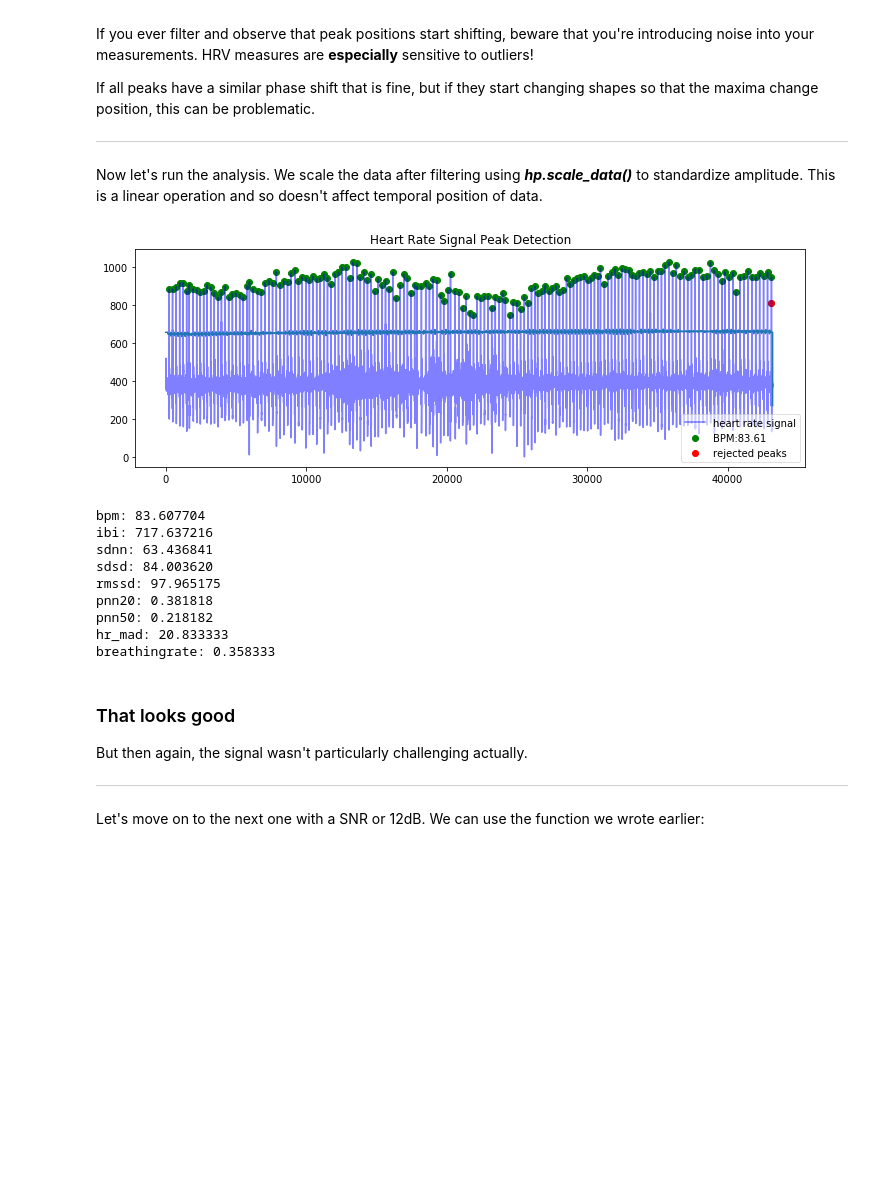
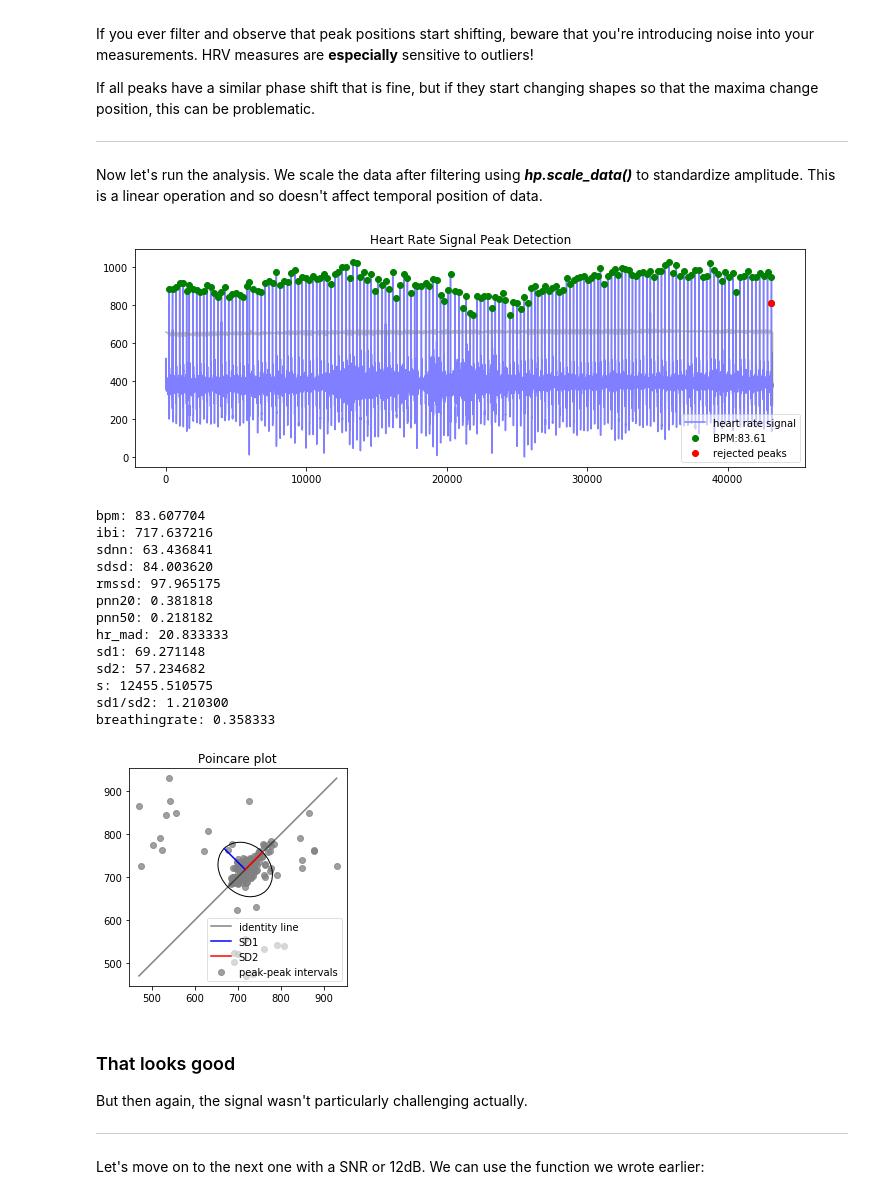
Before and after one commit to paulvangentcom/heartrate_analysis_python, a Jupyter notebook: examples/noisy_ECG/Analysing_Noisy_ECG.ipynb, the cells around one changed output. Cells and saved outputs as stored; diff of their text form; code cells hidden in the pictures; blank space fills up the shorter version.

Commit message:
update example notebooks to include poincare plotting

```diff
--- a/examples/noisy_ECG/Analysing_Noisy_ECG.ipynb
+++ b/examples/noisy_ECG/Analysing_Noisy_ECG.ipynb
@@ -113,13 +113,16 @@ Now let's run the analysis. We scale the data after filtering using ***hp.scale_
 # %%
 wd, m = hp.process(hp.scale_data(filtered), sample_rate)
 
 plt.figure(figsize=(12,4))
 hp.plotter(wd, m)
 
 for measure in m.keys():
     print('%s: %f' %(measure, m[measure]))
+
+#plot poincare
+hp.plot_poincare(wd, m)
 # %% [output]
-[figure, old version]
+[figure, new version]
 bpm: 83.607704
 ibi: 717.637216
 sdnn: 63.436841
@@ -128,7 +131,12 @@ rmssd: 97.965175
 pnn20: 0.381818
 pnn50: 0.218182
 hr_mad: 20.833333
+sd1: 69.271148
+sd2: 57.234682
+s: 12455.510575
+sd1/sd2: 1.210300
 breathingrate: 0.358333
+[figure, added]
 # %% [markdown]
 ### That looks good
 
```
Also changed, not shown: parts of 5 cells of this notebook, 3 other files.
